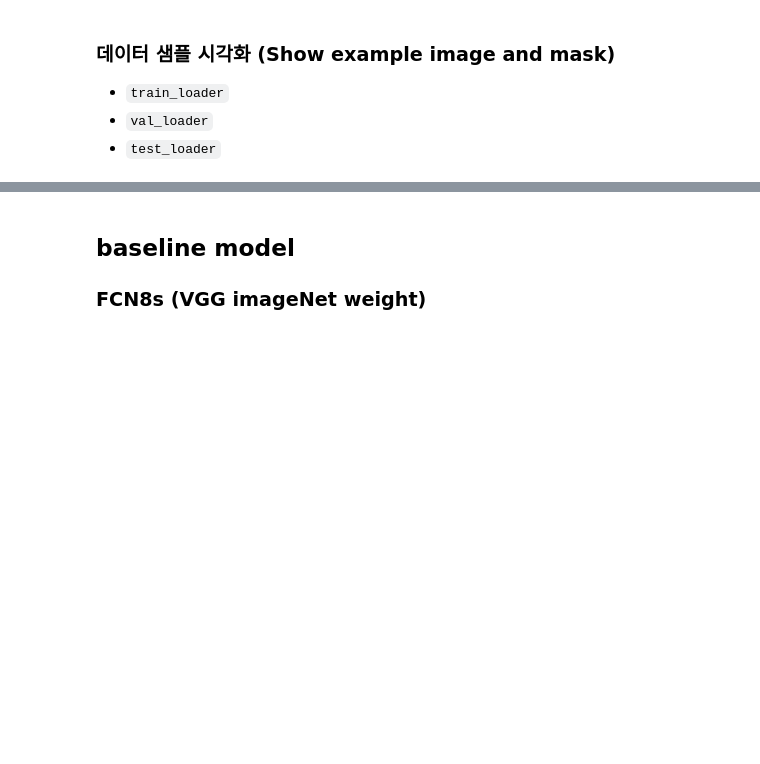
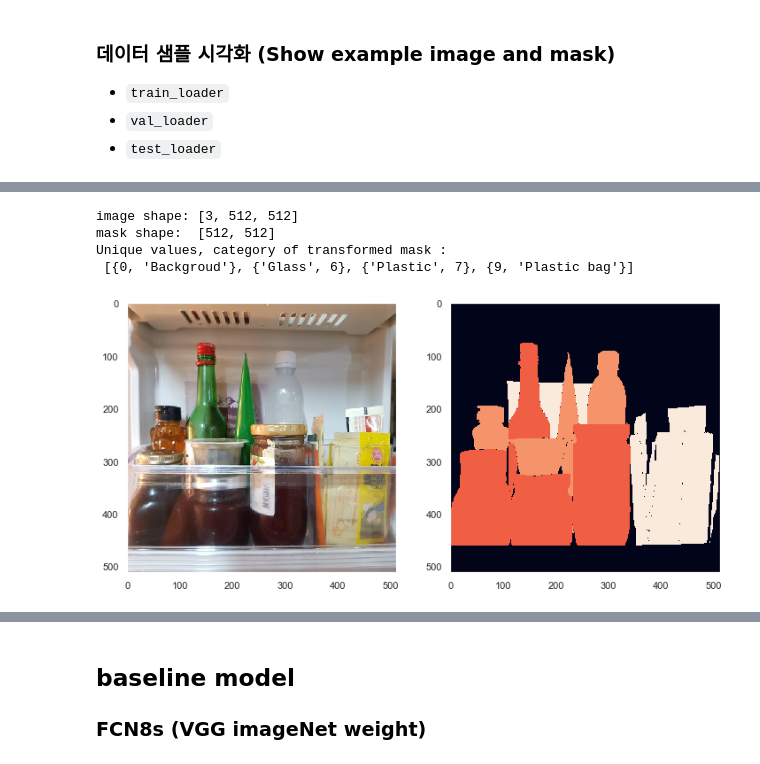
Before and after one commit to Pstage-Segmentation-Detection/Image-Segmentation-and-Object-Detection, a Jupyter notebook: ch03_Semantic Segmentation의 기초와 이해/baseline_code/FCN8s baseline (VGG imageNet weight).ipynb, the cells around one changed output, grey strips where cells are left out. Cells and saved outputs as stored; diff of their text form; code cells hidden in the pictures; blank space fills up the shorter version.

```diff
--- a/ch03_Semantic Segmentation의 기초와 이해/baseline_code/FCN8s baseline (VGG imageNet weight).ipynb
+++ b/ch03_Semantic Segmentation의 기초와 이해/baseline_code/FCN8s baseline (VGG imageNet weight).ipynb
@@ -287,25 +351,28 @@ plt.show()
 # %%
 # val_loader의 output 결과(image 및 mask) 확인
-for imgs, masks, image_infos in val_loader:
-    image_infos = image_infos[0]
+for imgs, masks in val_loader:
     temp_images = imgs
     temp_masks = masks
 
     break
 
 fig, (ax1, ax2) = plt.subplots(nrows=1, ncols=2, figsize=(12, 12))
 
 print('image shape:', list(temp_images[0].shape))
 print('mask shape: ', list(temp_masks[0].shape))
 
 print('Unique values, category of transformed mask : \n', [{int(i),category_names[int(i)]} for i in list(np.unique(temp_masks[0]))])
 
 ax1.imshow(temp_images[0].permute([1,2,0]))
 ax1.grid(False)
-ax1.set_title("input image : {}".format(image_infos['file_name']), fontsize = 15)
 
 ax2.imshow(temp_masks[0])
 ax2.grid(False)
-ax2.set_title("masks : {}".format(image_infos['file_name']), fontsize = 15)
 
 plt.show()
+# %% [output]
+image shape: [3, 512, 512]
+mask shape:  [512, 512]
+Unique values, category of transformed mask :
+ [{0, 'Backgroud'}, {'Glass', 6}, {'Plastic', 7}, {9, 'Plastic bag'}]
+[figure, added]
```
Also changed, not shown: parts of 21 cells of this notebook, 21 other files.
